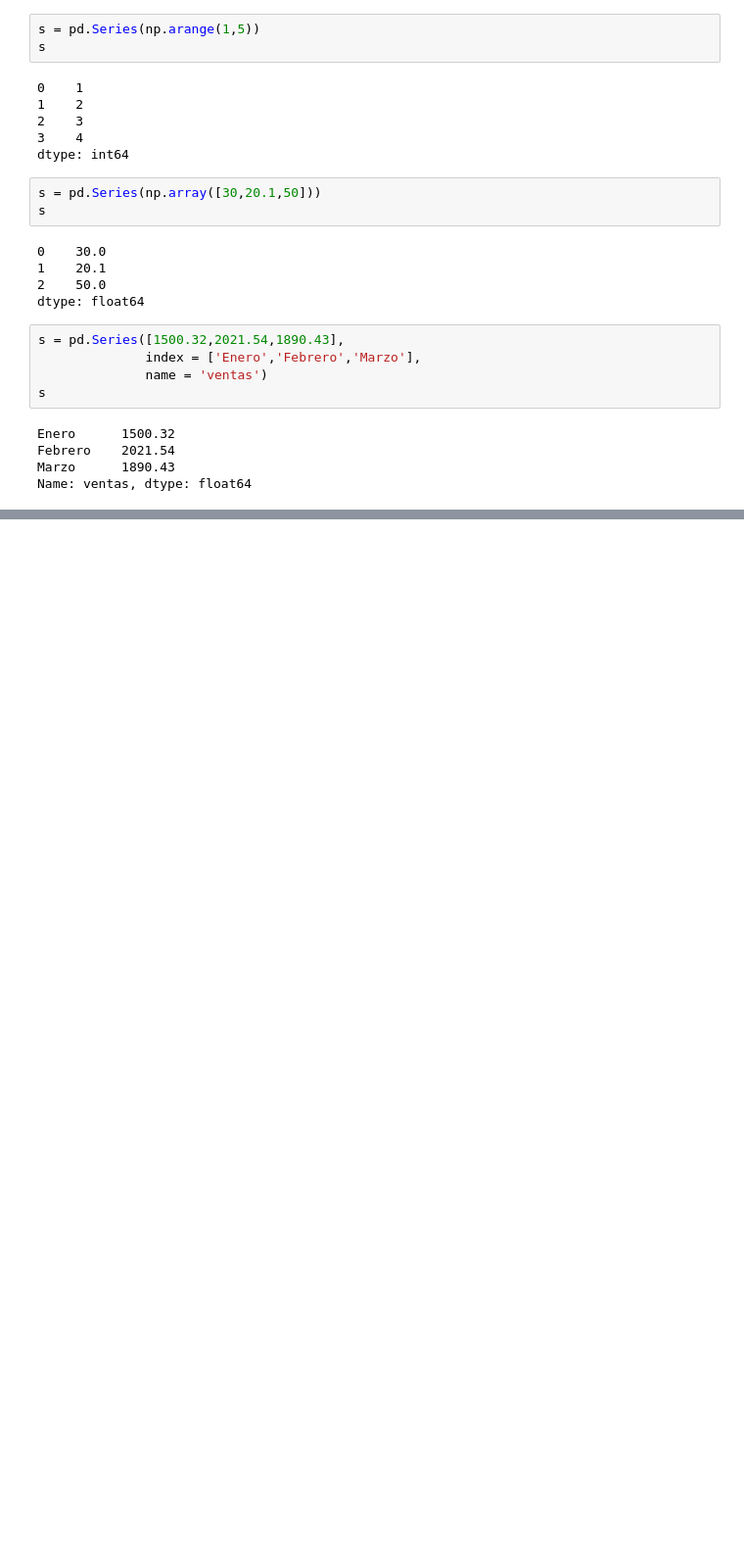
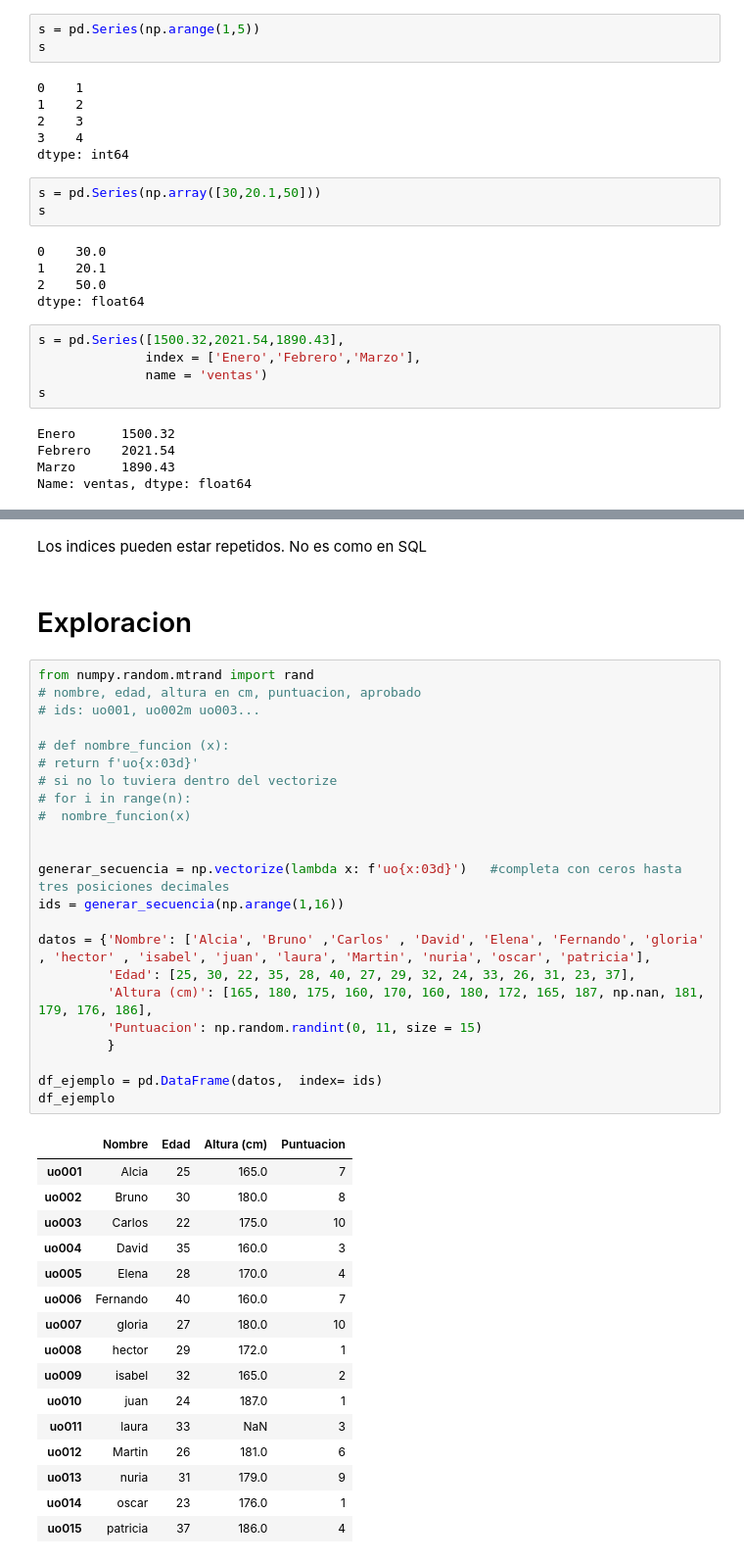
Before and after one commit to martinbedia/mineria, a Jupyter notebook: pandas.ipynb, the cells around one changed output, grey strips where cells are left out. Shown at 98% size. Cells and saved outputs as stored; diff of their text form; blank space fills up the shorter version.

```diff
--- a/pandas.ipynb
+++ b/pandas.ipynb
@@ -66,0 +160,44 @@ Name: ventas, dtype: float64
+# %% [markdown]
+Los indices pueden estar repetidos. No es como en SQL
+# %% [markdown]
+# Exploracion
+# %%
+from numpy.random.mtrand import rand
+# nombre, edad, altura en cm, puntuacion, aprobado
+# ids: uo001, uo002m uo003...
+
+# def nombre_funcion (x):
+# return f'uo{x:03d}'
+# si no lo tuviera dentro del vectorize
+# for i in range(n):
+#  nombre_funcion(x)
+
+
+generar_secuencia = np.vectorize(lambda x: f'uo{x:03d}')   #completa con ceros hasta tres posiciones decimales
+ids = generar_secuencia(np.arange(1,16))
+
+datos = {'Nombre': ['Alcia', 'Bruno' ,'Carlos' , 'David', 'Elena', 'Fernando', 'gloria' , 'hector' , 'isabel', 'juan', 'laura', 'Martin', 'nuria', 'oscar', 'patricia'],
+         'Edad': [25, 30, 22, 35, 28, 40, 27, 29, 32, 24, 33, 26, 31, 23, 37],
+         'Altura (cm)': [165, 180, 175, 160, 170, 160, 180, 172, 165, 187, np.nan, 181, 179, 176, 186],
+         'Puntuacion': np.random.randint(0, 11, size = 15)
+         }
+
+df_ejemplo = pd.DataFrame(datos,  index= ids)
+df_ejemplo
+# %% [output]
+|  | Nombre | Edad | Altura (cm) | Puntuacion |
+| uo001 | Alcia | 25 | 165.0 | 7 |
+| uo002 | Bruno | 30 | 180.0 | 8 |
+| uo003 | Carlos | 22 | 175.0 | 10 |
+| uo004 | David | 35 | 160.0 | 3 |
+| uo005 | Elena | 28 | 170.0 | 4 |
+| uo006 | Fernando | 40 | 160.0 | 7 |
+| uo007 | gloria | 27 | 180.0 | 10 |
+| uo008 | hector | 29 | 172.0 | 1 |
+| uo009 | isabel | 32 | 165.0 | 2 |
+| uo010 | juan | 24 | 187.0 | 1 |
+| uo011 | laura | 33 | NaN | 3 |
+| uo012 | Martin | 26 | 181.0 | 6 |
+| uo013 | nuria | 31 | 179.0 | 9 |
+| uo014 | oscar | 23 | 176.0 | 1 |
+| uo015 | patricia | 37 | 186.0 | 4 |
```
Also changed, not shown: parts of 41 cells of this notebook.
